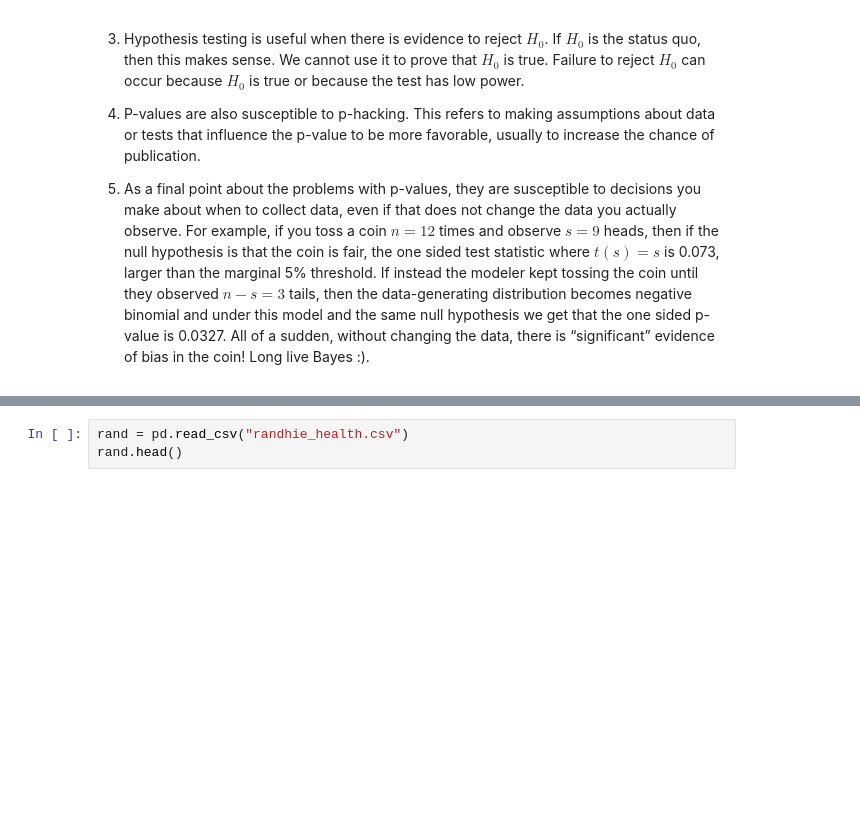
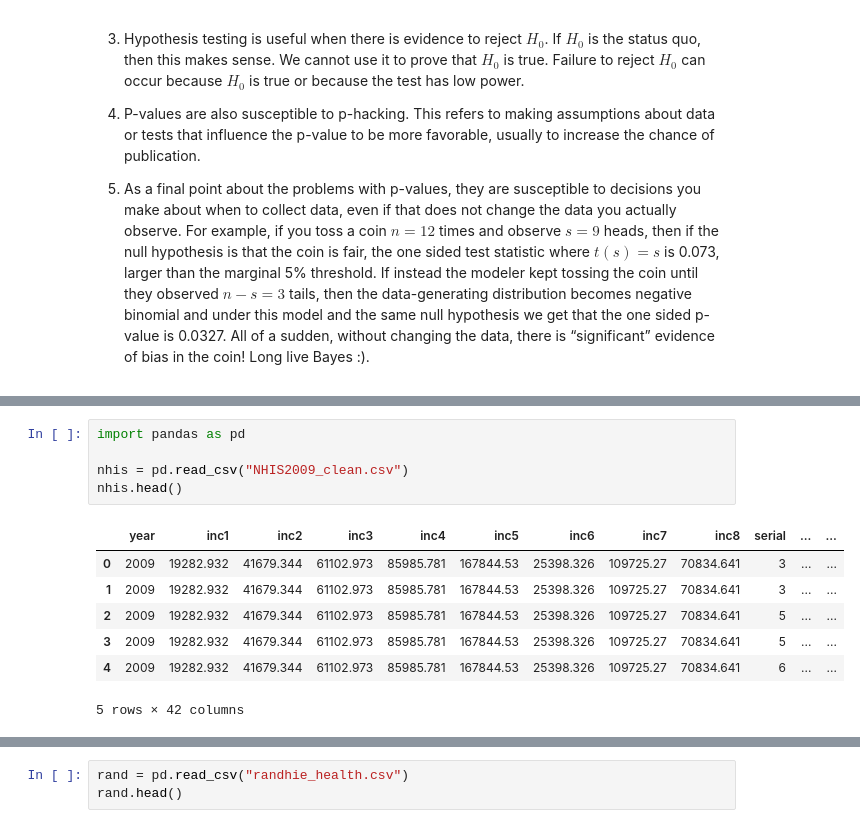
Before and after one commit to HarvardOpenData/Bootcamp-Statistics, a Jupyter notebook: Statistics_Bootcamp.ipynb, the cells around one changed output, grey strips where cells are left out. Drawn from its saved outputs; the diff is of its cells as text; blank space fills up the shorter version.

```diff
--- a/Statistics_Bootcamp.ipynb
+++ b/Statistics_Bootcamp.ipynb
@@ -335,0 +305,13 @@ The first question to be answered when thinking about causal effects is thus alw
+# %%
+import pandas as pd
+
+nhis = pd.read_csv("NHIS2009_clean.csv")
+nhis.head()
+# %% [output]
+|  | year | inc1 | inc2 | inc3 | inc4 | inc5 | inc6 | inc7 | inc8 | serial | ... | ... |
+| 0 | 2009 | 19282.932 | 41679.344 | 61102.973 | 85985.781 | 167844.53 | 25398.326 | 109725.27 | 70834.641 | 3 | ... | ... |
+| 1 | 2009 | 19282.932 | 41679.344 | 61102.973 | 85985.781 | 167844.53 | 25398.326 | 109725.27 | 70834.641 | 3 | ... | ... |
+| 2 | 2009 | 19282.932 | 41679.344 | 61102.973 | 85985.781 | 167844.53 | 25398.326 | 109725.27 | 70834.641 | 5 | ... | ... |
+| 3 | 2009 | 19282.932 | 41679.344 | 61102.973 | 85985.781 | 167844.53 | 25398.326 | 109725.27 | 70834.641 | 5 | ... | ... |
+| 4 | 2009 | 19282.932 | 41679.344 | 61102.973 | 85985.781 | 167844.53 | 25398.326 | 109725.27 | 70834.641 | 6 | ... | ... |
+5 rows × 42 columns
```
Also changed, not shown: parts of 46 cells of this notebook, 1 other file.
